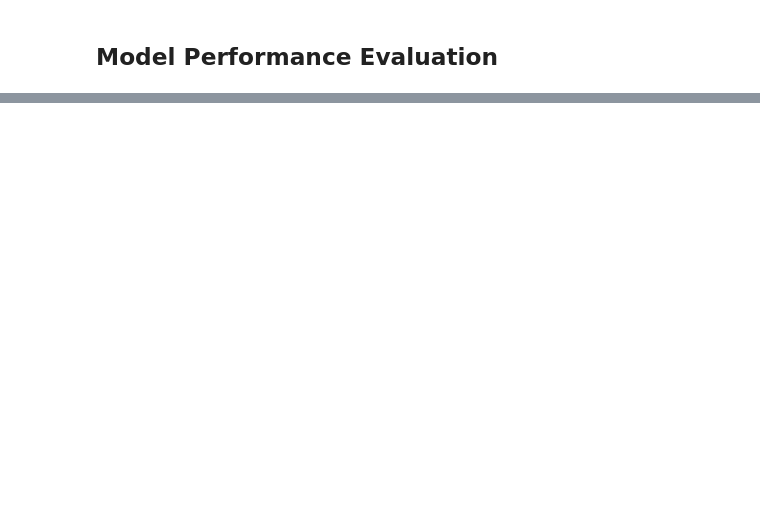
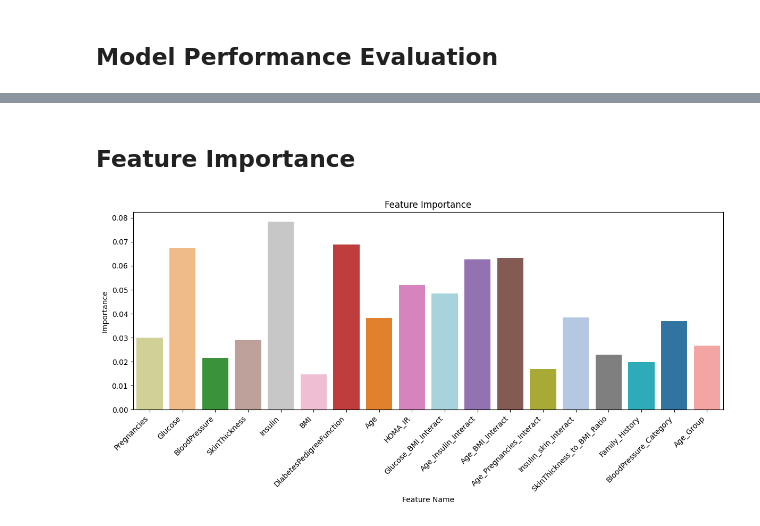
Before and after one commit to AmirMohammadiKarbalaei/Pima-Indians-Diabetes, a Jupyter notebook: Model.ipynb, the cells around one changed output, grey strips where cells are left out. Drawn from its saved outputs; the diff is of its cells as text; code cells hidden in the pictures; blank space fills up the shorter version.

```diff
--- a/Model.ipynb
+++ b/Model.ipynb
@@ -427,0 +256,29 @@ importance_dict = {'importance':feature_importance,'feature':feature_names}
+# %% [markdown]
+## Feature Importance
+# %%
+# Calculate feature importance
+feature_importance = calculate_feature_importance(model, X_train)
+
+
+# Assuming you have already defined feature_names and feature_importance
+
+palette1 = sns.color_palette("tab10", n_colors=10)
+palette2 = sns.color_palette("tab20", n_colors=20)
+
+# Combine the two palettes to get 18 distinct colors
+colors = list(set(palette1 + palette2))
+
+plt.figure(figsize=(12, 6))  # Increase the width of the figure
+ax = sns.barplot(x=data.columns, y=feature_importance, palette=colors[:18],hue = data.columns)
+
+plt.xlabel('Feature Name')
+plt.ylabel('Importance')
+plt.title('Feature Importance')
+
+# Rotate x-axis labels to an angle for better readability
+ax.set_xticks(range(len(data.columns)))
+ax.set_xticklabels(data.columns, rotation=45, ha='right')
+plt.tight_layout()  # Adjust layout to improve spacing
+plt.show()
+# %% [output]
+[figure, added]
```
Also changed, not shown: parts of 43 cells of this notebook, 4 other files.
